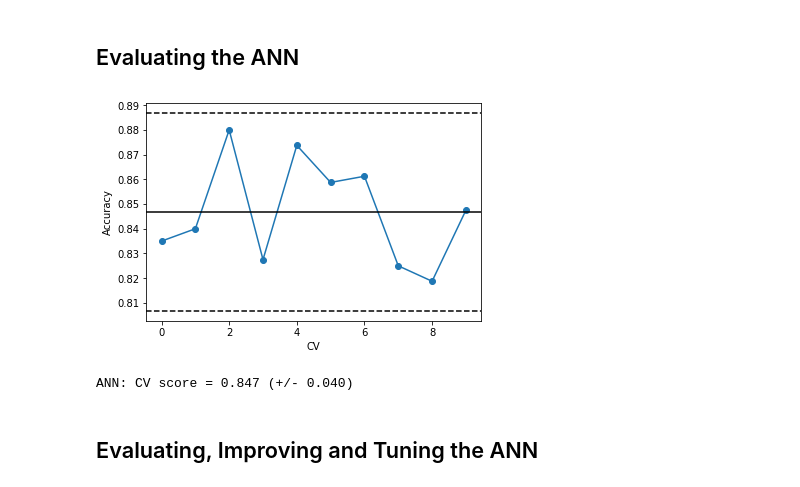
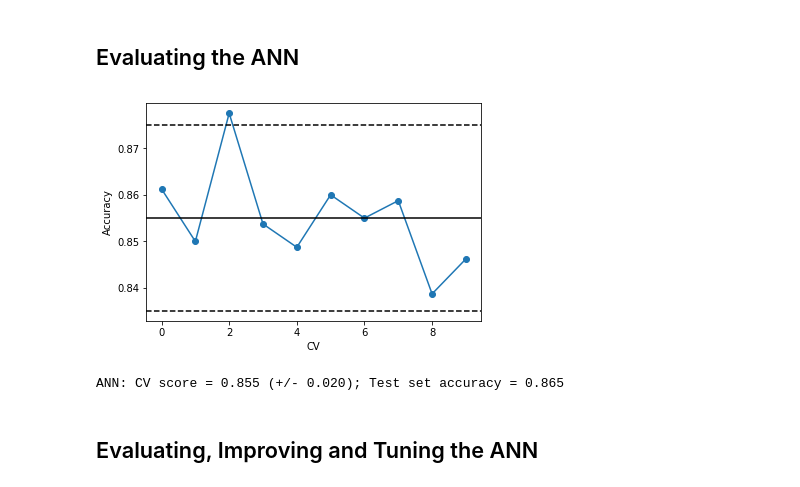
Before and after one commit to dxcv/Churn_Modeling, a Jupyter notebook: ANN.ipynb, the cells around one changed output. Drawn from its saved outputs; the diff is of its cells as text; code cells hidden in the pictures.

```diff
--- a/ANN.ipynb
+++ b/ANN.ipynb
@@ -207,24 +206,28 @@ Classification(clf = classifier, X = X_test, y = y_test)
 # %% [markdown]
 ## Evaluating the ANN
 # %%
-from keras.wrappers.scikit_learn import KerasClassifier
+# Applying k-fold Cross Validation
 from sklearn.model_selection import cross_val_score
-
-classifier = KerasClassifier(build_fn = build_classifier, batch_size = 25, epochs = 300)
-accuracies = cross_val_score(estimator = classifier, X = X_train, y = y_train, cv = 10, n_jobs = -1)
-
-plt.figure(1)
-plt.plot(accuracies, '-o')
-plt.axhline(accuracies.mean(), color = 'black', ls = '-')
-plt.axhline(accuracies.mean() + 2 * accuracies.std(), color = 'black', ls = '--')
-plt.axhline(accuracies.mean() - 2 * accuracies.std(), color = 'black', ls = '--')
-plt.xlabel('CV')
-plt.ylabel('Accuracy')
-plt.show()
-print('ANN: CV score = %0.3f (+/- %0.3f)' % (accuracies.mean(), 2 * accuracies.std()))
+def cv_score(clf, X, y, cv):
+    accuracies = cross_val_score(estimator = clf, X = X, y = y, cv = cv)
+    plt.plot(accuracies, '-o')
+    plt.axhline(accuracies.mean(), color = 'black', ls = '-')
+    plt.axhline(accuracies.mean() + 2 * accuracies.std(), color = 'black', ls = '--')
+    plt.axhline(accuracies.mean() - 2 * accuracies.std(), color = 'black', ls = '--')
+    plt.xlabel('CV')
+    plt.ylabel('Accuracy')
+    plt.show()
+    return [accuracies.mean(), accuracies.std()]
-# %% [output]
-[figure, removed]
-ANN: CV score = 0.847 (+/- 0.040)
+# %%
+from keras.wrappers.scikit_learn import KerasClassifier
+classifier = KerasClassifier(build_fn = build_classifier, batch_size = 25, epochs = 300, verbose = 0)
+ANN_score = cv_score(clf = classifier, X = X_train, y = y_train, cv = 10)
+classifier.fit(X_train, y_train)
+ANN_score.append(classifier.score(X_test, y_test))
+print('ANN: CV score = %0.3f (+/- %0.3f); Test set accuracy = %0.3f' % (ANN_score[0], 2 * ANN_score[1], ANN_score[2]))
+# %% [output]
+[figure, added]
+ANN: CV score = 0.855 (+/- 0.020); Test set accuracy = 0.865
 # %% [markdown]
 ## Evaluating, Improving and Tuning the ANN
 # %%
```
Also changed, not shown: parts of 7 cells of this notebook.
